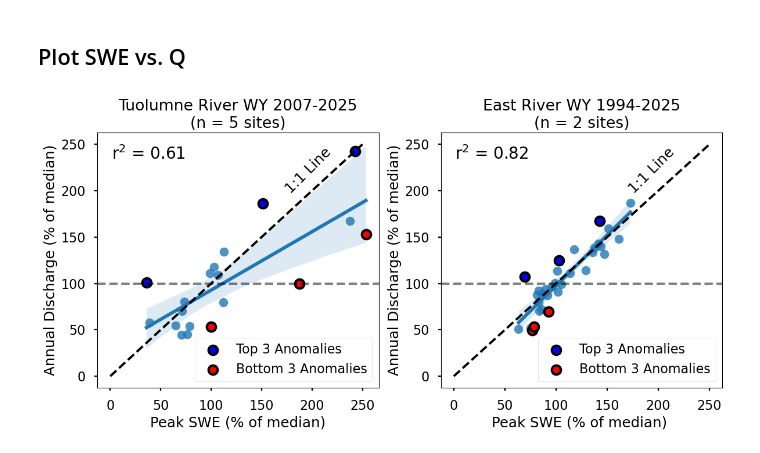
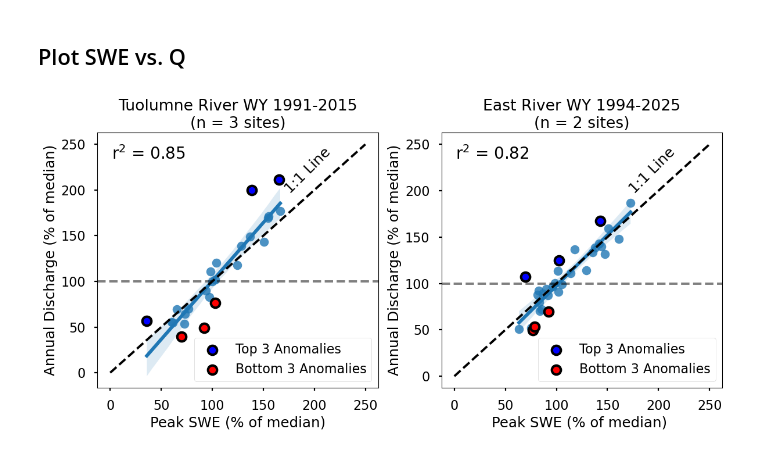
Before and after one commit to dlhogan97/CONFLUENCE-uwmtnhydro, a Jupyter notebook: ess-project/notebooks/swe_q_relationships.ipynb, the cells around one changed output. Cells and saved outputs as stored; diff of their text form; code cells hidden in the pictures.

```diff
--- a/ess-project/notebooks/swe_q_relationships.ipynb
+++ b/ess-project/notebooks/swe_q_relationships.ipynb
@@ -34,12 +35,21 @@ for f in tuolumne_snotels:
     df = pd.read_csv(f)
     df["site"] = site_name
     tuolumne_df = pd.concat([tuolumne_df, df], ignore_index=True, )
+    # check for values greater than or equal to 0 and less than 300
+    tuolumne_df = tuolumne_df[(tuolumne_df["SWE"] >= 0)]
+    if "TUM" in site_name:
+        tuolumne_df = tuolumne_df[tuolumne_df["SWE"] < 80]
+    elif "DAN" in site_name:
+        tuolumne_df = tuolumne_df[tuolumne_df["SWE"] < 80]
+    elif "SLI" in site_name:
+        tuolumne_df = tuolumne_df[tuolumne_df["SWE"] < 150]
 east_df = pd.DataFrame()
 for f in east_snotels:
     site_name = f.split("/")[-1].split("_")[0]
     df = pd.read_csv(f)
     df["site"] = site_name
     east_df = pd.concat([east_df, df], ignore_index=True)
+    east_df = east_df[(east_df["SWE"] >= 0) & (east_df["SWE"] < 200)]
 # set index as datetime and site
 tuolumne_df["datetime"] = pd.to_datetime(tuolumne_df["datetime"])
 tuolumne_df.set_index(["datetime", "site"], inplace=True)
@@ -103,14 +161,36 @@ tuolumne_qobs_ds["discharge"] = tuolumne_qobs_ds["discharge"] / basin_area_m2 *
 # %%
 # add water year as a variable
-tuolumne_qobs_ds["water_year"] = tuolumne_qobs_ds["time"].dt.year.where(tuolumne_qobs_ds["time"].dt.month < 10, tuolumne_qobs_ds["time"].dt.year + 1)
+tuolumne_qobs_ds["water_year"] = tuolumne_qobs_ds["time"].dt.year.where(
+    tuolumne_qobs_ds["time"].dt.month < 10,
+    tuolumne_qobs_ds["time"].dt.year + 1,
+)
+
+# Prefer the HH_Q station if present; fallback to index 3 for legacy behavior
+station_values = tuolumne_qobs_ds["station_id"].astype(str).values
+target_station = "HH_Q" if "HH_Q" in station_values else station_values[3]
+
+q_target = tuolumne_qobs_ds["discharge"].sel(station_id=target_station)
+wy = tuolumne_qobs_ds["water_year"]
 
 # groupby water year and get the sum of discharge for the year
-tuolumne_qobs_ds_yearly = tuolumne_qobs_ds[["discharge","water_year"]].groupby("water_year").sum().isel(station_id=3)
-tuolumne_qobs_ds_amjj = tuolumne_qobs_ds[["discharge","water_year"]].where(tuolumne_qobs_ds["time"].dt.month.isin([4,5,6,7])).groupby("water_year").sum().isel(station_id=3)
+tuolumne_qobs_ds_yearly = q_target.groupby(wy).sum().to_dataset(name="discharge")
+tuolumne_qobs_ds_yearly = tuolumne_qobs_ds_yearly.rename({"water_year": "water_year"})
+
+tuolumne_qobs_ds_amjj = (
+    q_target.where(tuolumne_qobs_ds["time"].dt.month.isin([4, 5, 6, 7]))
+    .groupby(wy)
+    .sum()
+    .to_dataset(name="discharge")
+)
+tuolumne_qobs_ds_amjj = tuolumne_qobs_ds_amjj.rename({"water_year": "water_year"})
 
 # only take values greater than 0
-tuolumne_qobs_ds_yearly = tuolumne_qobs_ds_yearly.where(tuolumne_qobs_ds_yearly["discharge"] > 0, drop=True)
-tuolumne_qobs_ds_amjj = tuolumne_qobs_ds_amjj.where(tuolumne_qobs_ds_amjj["discharge"] > 0, drop=True)
+tuolumne_qobs_ds_yearly = tuolumne_qobs_ds_yearly.where(
+    tuolumne_qobs_ds_yearly["discharge"] > 0, drop=True
+)
+tuolumne_qobs_ds_amjj = tuolumne_qobs_ds_amjj.where(
+    tuolumne_qobs_ds_amjj["discharge"] > 0, drop=True
+)
 # %% [markdown]
 #### East River
 # %%
@@ -183,32 +263,32 @@ axs[0].text(0.05, 0.95, f"r$^2$ = {r**2:.2f}", transform=axs[0].transAxes, verti
 # sns.regplot(x=east_swe_q["SWE"], y=east_swe_q["discharge"], ax=axs[1])
 # plot 1991 to 2005
 sns.regplot(x=east_swe_q["SWE"], y=east_swe_q["discharge"], ax=axs[1])
 r, p = stats.pearsonr(east_swe_q["SWE"], east_swe_q["discharge"])
 axs[1].text(0.05, 0.95, f"r$^2$ = {r**2:.2f}", transform=axs[1].transAxes, verticalalignment="top", fontsize=20)
 
 # mark the top 3 and bottom 3 years on the plot
 axs[0].scatter(tuolumne_top_3["SWE"], tuolumne_top_3["discharge"], color="blue", label="Top 3 Anomalies", ec='k', lw=3)
 axs[0].scatter(tuolumne_bottom_3["SWE"], tuolumne_bottom_3["discharge"], color="red", label="Bottom 3 Anomalies", ec='k', lw=3)
 axs[0].legend()
 
 axs[1].scatter(east_top_3["SWE"], east_top_3["discharge"], color="blue", label="Top 3 Anomalies", ec='k', lw=3)
 axs[1].scatter(east_bottom_3["SWE"], east_bottom_3["discharge"], color="red", label="Bottom 3 Anomalies", ec='k', lw=3)
 axs[1].legend()
 
 for ax in axs:
     ax.axhline(100, color='k', linestyle='--', alpha=0.5)
     ax.plot([0, 250], [0, 250], "k--")
     # 1:1 line text
     ax.text(0.75, 0.75, "1:1 Line", transform=ax.transAxes, fontsize=18, color="k", alpha=1, rotation=45, ha="center", va="bottom")
 
 
-axs[0].set_title(f"Tuolumne River WY {tuolumne_swe_q.index.min()}-{tuolumne_swe_q.index.max()}\n(n = {len(tuolumne_snotels)} sites)")
+axs[0].set_title(f"Tuolumne River WY {tuolumne_swe_q.index.min()}-{tuolumne_swe_q.index.max()}\n(n = {len(tuolumne_snotels)-2} sites)")
 axs[0].set_xlabel("Peak SWE (% of median)")
 axs[0].set_ylabel("Annual Discharge (% of median)")
 
 axs[1].set_title(f"East River WY {east_swe_q.index.min()}-{east_swe_q.index.max()}\n(n = {len(east_snotels)} sites)")
 axs[1].set_xlabel("Peak SWE (% of median) ")
 axs[1].set_ylabel("Annual Discharge (% of median)")
 plt.tight_layout()
 # %% [output]
-[figure, old version]
+[figure, new version]
```
Also changed, not shown: parts of 2 cells of this notebook, 25 other files.
